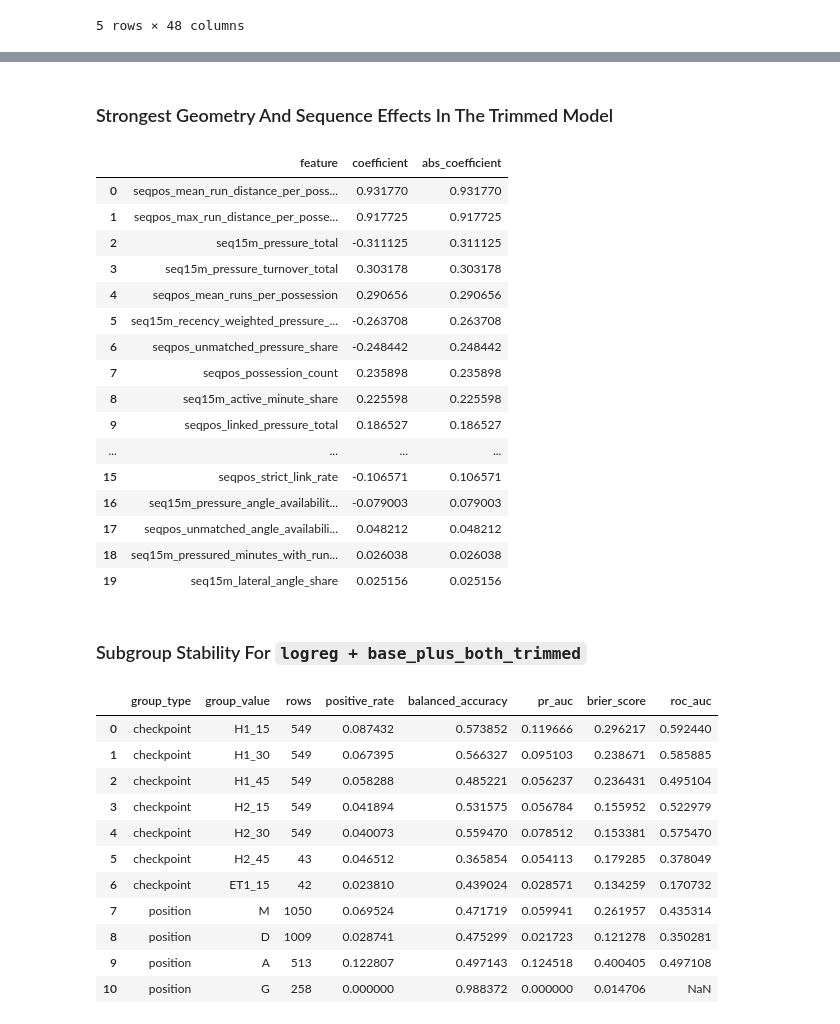
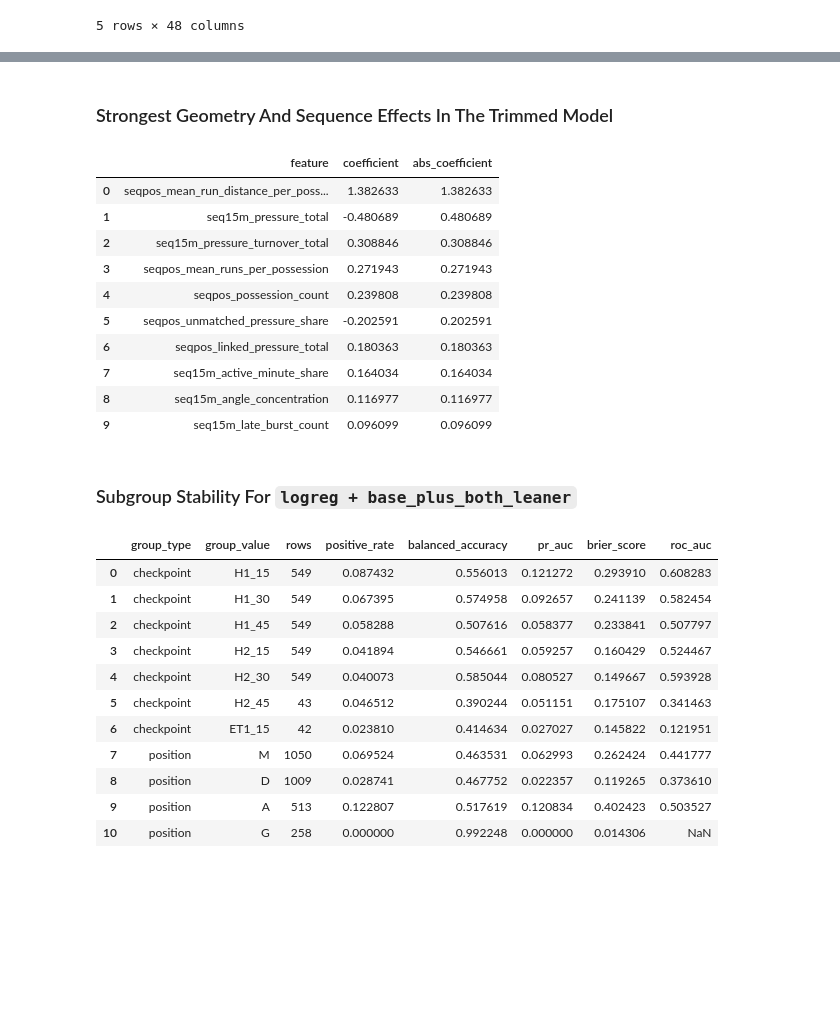
Before and after one commit to janwolyniak/WEC_26, a Jupyter notebook: notebooks/sequential_goal_forecasting_geometry.ipynb, the cells around one changed output, grey strips where cells are left out. Cells and saved outputs as stored; diff of their text form; code cells hidden in the pictures; blank space fills up the shorter version.

```diff
--- a/notebooks/sequential_goal_forecasting_geometry.ipynb
+++ b/notebooks/sequential_goal_forecasting_geometry.ipynb
@@ -108,6 +108,20 @@ TRIMMED_SEQPOS_FEATURES = [
     'seqpos_unmatched_angle_availability_rate',
     'seqpos_strict_link_rate',
 ]
+LEAN_SEQ15M_FEATURES = [
+    'seq15m_pressure_total',
+    'seq15m_pressure_turnover_total',
+    'seq15m_angle_concentration',
+    'seq15m_active_minute_share',
+    'seq15m_late_burst_count',
+]
+LEAN_SEQPOS_FEATURES = [
+    'seqpos_possession_count',
+    'seqpos_mean_runs_per_possession',
+    'seqpos_mean_run_distance_per_possession',
+    'seqpos_linked_pressure_total',
+    'seqpos_unmatched_pressure_share',
+]
 # %%
 def add_event_time(df: pd.DataFrame) -> pd.DataFrame:
     out = df.copy()
@@ -912,6 +963,9 @@ feature_sets = {
     'base_plus_minute_hybrid_trimmed': TRIMMED_SEQ15M_FEATURES,
     'base_plus_possession_sequence_trimmed': TRIMMED_SEQPOS_FEATURES,
     'base_plus_both_trimmed': TRIMMED_SEQ15M_FEATURES + TRIMMED_SEQPOS_FEATURES,
+    'base_plus_minute_hybrid_leaner': LEAN_SEQ15M_FEATURES,
+    'base_plus_possession_sequence_leaner': LEAN_SEQPOS_FEATURES,
+    'base_plus_both_leaner': LEAN_SEQ15M_FEATURES + LEAN_SEQPOS_FEATURES,
 }
 
 metrics_rows = []
@@ -925,7 +979,7 @@ for model_name in ['logreg', 'rf']:
             development_df=development_df,
             feature_columns=feature_columns,
             model_name=model_name,
-            return_oof=(model_name == 'logreg' and feature_set_name == 'base_plus_both_trimmed'),
+            return_oof=(model_name == 'logreg' and feature_set_name == 'base_plus_both_leaner'),
         )
         summary_row = {
             'model_name': model_name,
@@ -972,5 +1028,5 @@ display(metrics_table)
 # %%
-best_feature_set_name = 'base_plus_both_trimmed'
+best_feature_set_name = 'base_plus_both_leaner'
 best_logreg_feature_columns = BASE_FEATURE_COLUMNS + feature_sets[best_feature_set_name]
 interpretation_pipeline = Pipeline(
     steps=[
@@ -993,62 +1049,56 @@ interpretation_pipeline.fit(
 )
 coefficient_frame = pd.DataFrame(
     {
         'feature': interpretation_pipeline.named_steps['prep'].get_feature_names_out(),
         'coefficient': interpretation_pipeline.named_steps['model'].coef_[0],
     }
 )
 coefficient_frame['feature'] = coefficient_frame['feature'].str.replace('num__', '', regex=False).str.replace('cat__', '', regex=False)
 coefficient_frame['abs_coefficient'] = coefficient_frame['coefficient'].abs()
 interpretation_table = coefficient_frame[
     coefficient_frame['feature'].str.startswith('seq15m_')
     | coefficient_frame['feature'].str.startswith('seqpos_')
 ].sort_values('abs_coefficient', ascending=False).head(20).reset_index(drop=True)
 
 subgroup_predictions = oof_registry[('logreg', best_feature_set_name)].copy()
 subgroup_stability_table = pd.concat(
     [
         subgroup_metric_table(subgroup_predictions, 'checkpoint'),
         subgroup_metric_table(subgroup_predictions, 'position'),
     ],
     ignore_index=True,
 )
 
 display(Markdown('### Strongest Geometry And Sequence Effects In The Trimmed Model'))
 display(interpretation_table)
 display(Markdown(f'### Subgroup Stability For `logreg + {best_feature_set_name}`'))
 display(subgroup_stability_table)
 # %% [output]
 ### Strongest Geometry And Sequence Effects In The Trimmed Model
 |  | feature | coefficient | abs_coefficient |
-| 0 | seqpos_mean_run_distance_per_poss... | 0.931770 | 0.931770 |
-| 1 | seqpos_max_run_distance_per_posse... | 0.917725 | 0.917725 |
-| 2 | seq15m_pressure_total | -0.311125 | 0.311125 |
-| 3 | seq15m_pressure_turnover_total | 0.303178 | 0.303178 |
-| 4 | seqpos_mean_runs_per_possession | 0.290656 | 0.290656 |
-| 5 | seq15m_recency_weighted_pressure_... | -0.263708 | 0.263708 |
-| 6 | seqpos_unmatched_pressure_share | -0.248442 | 0.248442 |
-| 7 | seqpos_possession_count | 0.235898 | 0.235898 |
-| 8 | seq15m_active_minute_share | 0.225598 | 0.225598 |
-| 9 | seqpos_linked_pressure_total | 0.186527 | 0.186527 |
-| ... | ... | ... | ... |
-| 15 | seqpos_strict_link_rate | -0.106571 | 0.106571 |
-| 16 | seq15m_pressure_angle_availabilit... | -0.079003 | 0.079003 |
-| 17 | seqpos_unmatched_angle_availabili... | 0.048212 | 0.048212 |
-| 18 | seq15m_pressured_minutes_with_run... | 0.026038 | 0.026038 |
-| 19 | seq15m_lateral_angle_share | 0.025156 | 0.025156 |
+| 0 | seqpos_mean_run_distance_per_poss... | 1.382633 | 1.382633 |
+| 1 | seq15m_pressure_total | -0.480689 | 0.480689 |
+| 2 | seq15m_pressure_turnover_total | 0.308846 | 0.308846 |
+| 3 | seqpos_mean_runs_per_possession | 0.271943 | 0.271943 |
+| 4 | seqpos_possession_count | 0.239808 | 0.239808 |
+| 5 | seqpos_unmatched_pressure_share | -0.202591 | 0.202591 |
+| 6 | seqpos_linked_pressure_total | 0.180363 | 0.180363 |
+| 7 | seq15m_active_minute_share | 0.164034 | 0.164034 |
+| 8 | seq15m_angle_concentration | 0.116977 | 0.116977 |
+| 9 | seq15m_late_burst_count | 0.096099 | 0.096099 |
-### Subgroup Stability For `logreg + base_plus_both_trimmed`
+### Subgroup Stability For `logreg + base_plus_both_leaner`
 |  | group_type | group_value | rows | positive_rate | balanced_accuracy | pr_auc | brier_score | roc_auc |
-| 0 | checkpoint | H1_15 | 549 | 0.087432 | 0.573852 | 0.119666 | 0.296217 | 0.592440 |
-| 1 | checkpoint | H1_30 | 549 | 0.067395 | 0.566327 | 0.095103 | 0.238671 | 0.585885 |
-| 2 | checkpoint | H1_45 | 549 | 0.058288 | 0.485221 | 0.056237 | 0.236431 | 0.495104 |
-| 3 | checkpoint | H2_15 | 549 | 0.041894 | 0.531575 | 0.056784 | 0.155952 | 0.522979 |
-| 4 | checkpoint | H2_30 | 549 | 0.040073 | 0.559470 | 0.078512 | 0.153381 | 0.575470 |
-| 5 | checkpoint | H2_45 | 43 | 0.046512 | 0.365854 | 0.054113 | 0.179285 | 0.378049 |
-| 6 | checkpoint | ET1_15 | 42 | 0.023810 | 0.439024 | 0.028571 | 0.134259 | 0.170732 |
-| 7 | position | M | 1050 | 0.069524 | 0.471719 | 0.059941 | 0.261957 | 0.435314 |
-| 8 | position | D | 1009 | 0.028741 | 0.475299 | 0.021723 | 0.121278 | 0.350281 |
-| 9 | position | A | 513 | 0.122807 | 0.497143 | 0.124518 | 0.400405 | 0.497108 |
-| 10 | position | G | 258 | 0.000000 | 0.988372 | 0.000000 | 0.014706 | NaN |
+| 0 | checkpoint | H1_15 | 549 | 0.087432 | 0.556013 | 0.121272 | 0.293910 | 0.608283 |
+| 1 | checkpoint | H1_30 | 549 | 0.067395 | 0.574958 | 0.092657 | 0.241139 | 0.582454 |
+| 2 | checkpoint | H1_45 | 549 | 0.058288 | 0.507616 | 0.058377 | 0.233841 | 0.507797 |
+| 3 | checkpoint | H2_15 | 549 | 0.041894 | 0.546661 | 0.059257 | 0.160429 | 0.524467 |
+| 4 | checkpoint | H2_30 | 549 | 0.040073 | 0.585044 | 0.080527 | 0.149667 | 0.593928 |
+| 5 | checkpoint | H2_45 | 43 | 0.046512 | 0.390244 | 0.051151 | 0.175107 | 0.341463 |
+| 6 | checkpoint | ET1_15 | 42 | 0.023810 | 0.414634 | 0.027027 | 0.145822 | 0.121951 |
+| 7 | position | M | 1050 | 0.069524 | 0.463531 | 0.062993 | 0.262424 | 0.441777 |
+| 8 | position | D | 1009 | 0.028741 | 0.467752 | 0.022357 | 0.119265 | 0.373610 |
+| 9 | position | A | 513 | 0.122807 | 0.517619 | 0.120834 | 0.402423 | 0.503527 |
+| 10 | position | G | 258 | 0.000000 | 0.992248 | 0.000000 | 0.014306 | NaN |
 # %%
 sequence_feature_export.to_csv(ARTIFACT_DIR / 'sequence_feature_table.csv', index=False)
 minute_sequence_long.to_csv(ARTIFACT_DIR / 'minute_sequence_long.csv', index=False)
```
Also changed, not shown: parts of 3 cells of this notebook, 1 other file.
